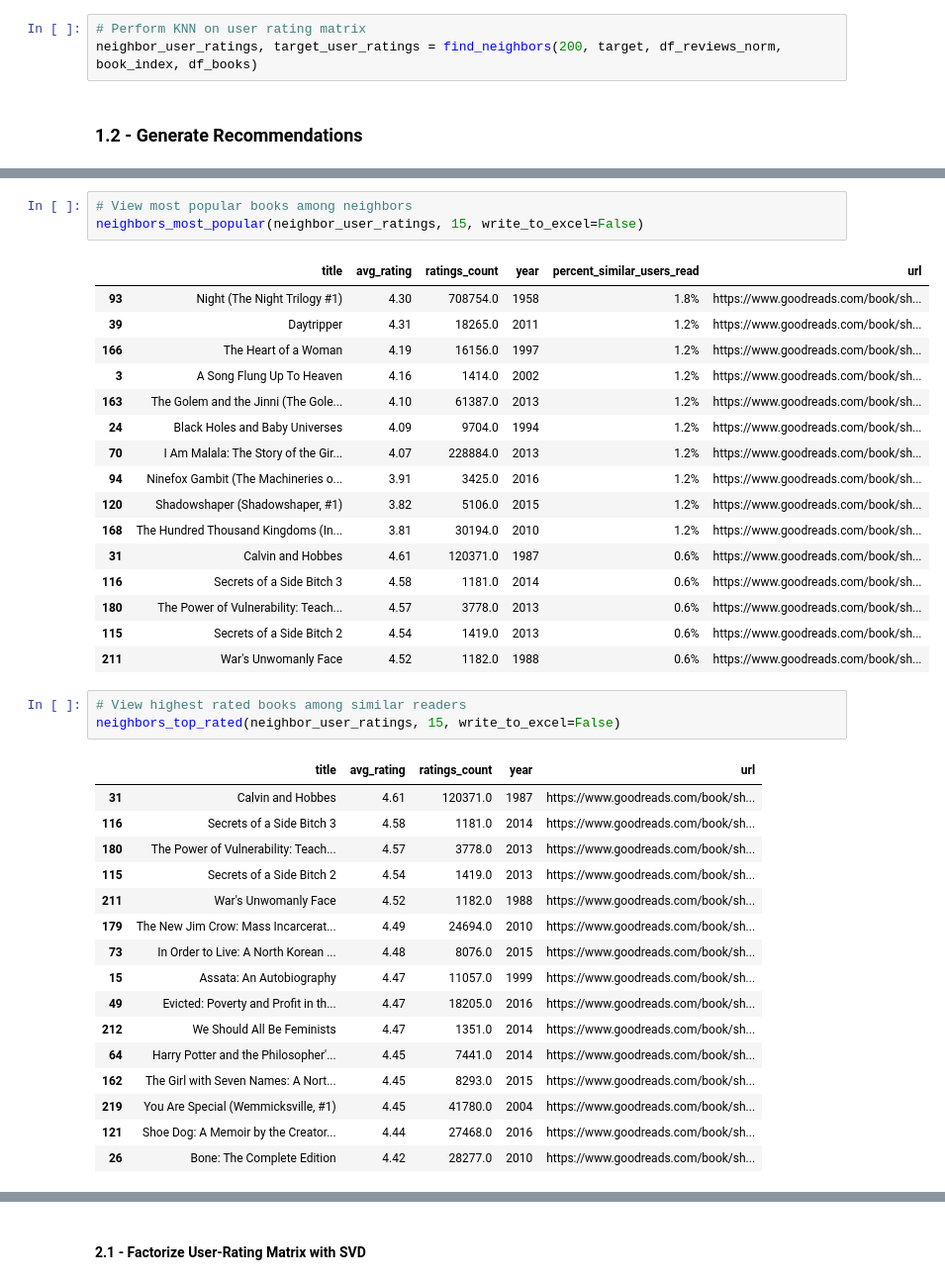
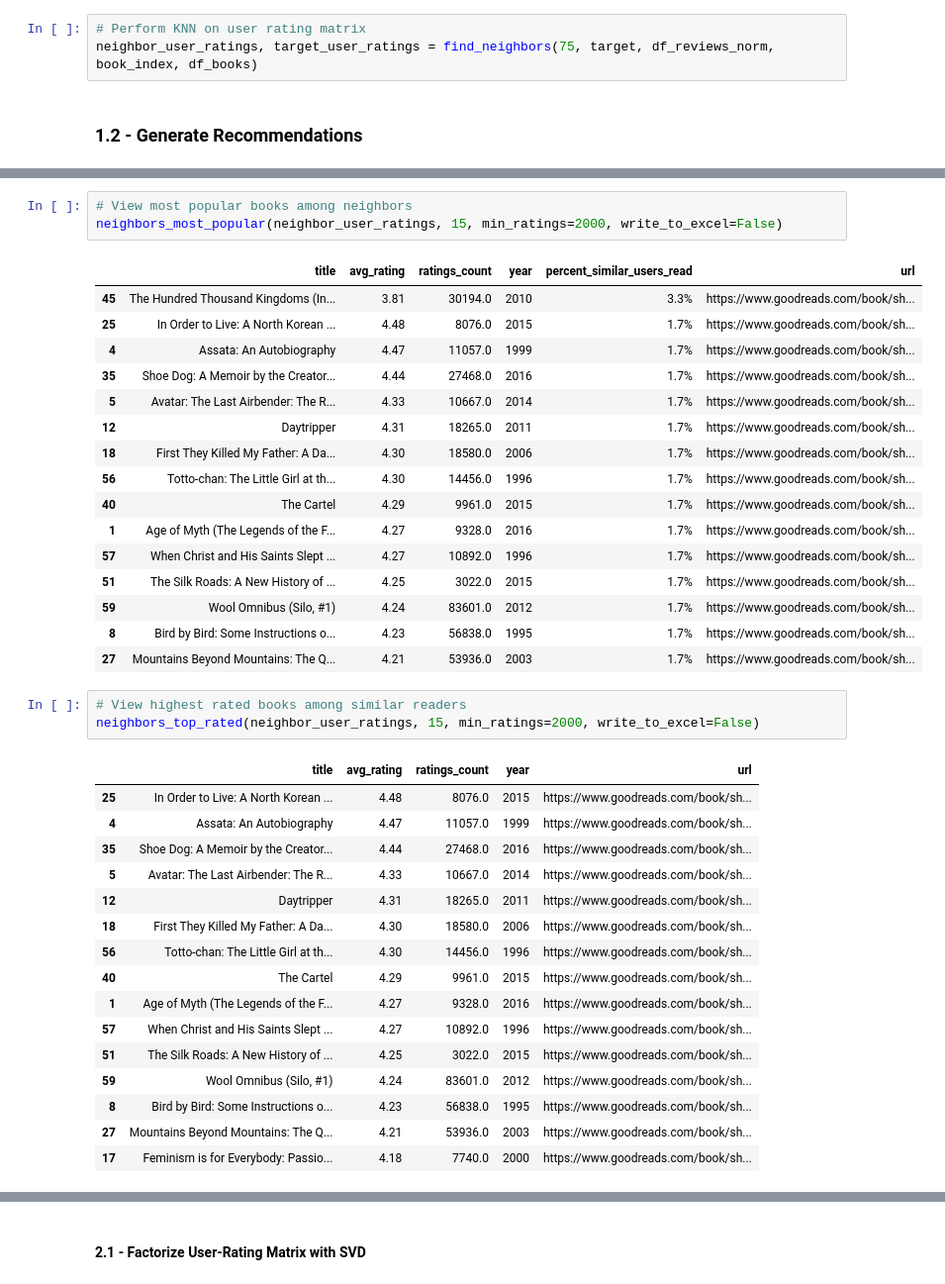
Before and after one commit to mraottth/projects, a Jupyter notebook: Goodreads Book Recommender/02_book_recommender.ipynb, the cells around one changed output, grey strips where cells are left out. Shown at 99% size. Drawn from its saved outputs; the diff is of its cells as text.

```diff
--- a/Goodreads Book Recommender/02_book_recommender.ipynb
+++ b/Goodreads Book Recommender/02_book_recommender.ipynb
@@ -326,7 +326,7 @@ In this section, we use K-Nearest Neighbors (KNN) to find the readers most simil
 ### 1.1 - Find Similar Readers
 # %%
 # Perform KNN on user rating matrix
-neighbor_user_ratings, target_user_ratings = find_neighbors(200, target, df_reviews_norm, book_index, df_books)
+neighbor_user_ratings, target_user_ratings = find_neighbors(75, target, df_reviews_norm, book_index, df_books)
 # %% [markdown]
 <a id='Part1.2'></a>
 ### 1.2 - Generate Recommendations
@@ -338,43 +338,43 @@ plot_top_genres(neighbor_user_ratings, target_user_ratings)
 # %%
 # View most popular books among neighbors
-neighbors_most_popular(neighbor_user_ratings, 15, write_to_excel=False)
+neighbors_most_popular(neighbor_user_ratings, 15, min_ratings=2000, write_to_excel=False)
 # %% [output]
 |  | title | avg_rating | ratings_count | year | percent_similar_users_read | url |
-| 93 | Night (The Night Trilogy #1) | 4.30 | 708754.0 | 1958 | 1.8% | https://www.goodreads.com/book/sh... |
-| 39 | Daytripper | 4.31 | 18265.0 | 2011 | 1.2% | https://www.goodreads.com/book/sh... |
-| 166 | The Heart of a Woman | 4.19 | 16156.0 | 1997 | 1.2% | https://www.goodreads.com/book/sh... |
-| 3 | A Song Flung Up To Heaven | 4.16 | 1414.0 | 2002 | 1.2% | https://www.goodreads.com/book/sh... |
-| 163 | The Golem and the Jinni (The Gole... | 4.10 | 61387.0 | 2013 | 1.2% | https://www.goodreads.com/book/sh... |
-| 24 | Black Holes and Baby Universes | 4.09 | 9704.0 | 1994 | 1.2% | https://www.goodreads.com/book/sh... |
-| 70 | I Am Malala: The Story of the Gir... | 4.07 | 228884.0 | 2013 | 1.2% | https://www.goodreads.com/book/sh... |
-| 94 | Ninefox Gambit (The Machineries o... | 3.91 | 3425.0 | 2016 | 1.2% | https://www.goodreads.com/book/sh... |
-| 120 | Shadowshaper (Shadowshaper, #1) | 3.82 | 5106.0 | 2015 | 1.2% | https://www.goodreads.com/book/sh... |
-| 168 | The Hundred Thousand Kingdoms (In... | 3.81 | 30194.0 | 2010 | 1.2% | https://www.goodreads.com/book/sh... |
-| 31 | Calvin and Hobbes | 4.61 | 120371.0 | 1987 | 0.6% | https://www.goodreads.com/book/sh... |
-| 116 | Secrets of a Side Bitch 3 | 4.58 | 1181.0 | 2014 | 0.6% | https://www.goodreads.com/book/sh... |
-| 180 | The Power of Vulnerability: Teach... | 4.57 | 3778.0 | 2013 | 0.6% | https://www.goodreads.com/book/sh... |
-| 115 | Secrets of a Side Bitch 2 | 4.54 | 1419.0 | 2013 | 0.6% | https://www.goodreads.com/book/sh... |
-| 211 | War's Unwomanly Face | 4.52 | 1182.0 | 1988 | 0.6% | https://www.goodreads.com/book/sh... |
+| 45 | The Hundred Thousand Kingdoms (In... | 3.81 | 30194.0 | 2010 | 3.3% | https://www.goodreads.com/book/sh... |
+| 25 | In Order to Live: A North Korean ... | 4.48 | 8076.0 | 2015 | 1.7% | https://www.goodreads.com/book/sh... |
+| 4 | Assata: An Autobiography | 4.47 | 11057.0 | 1999 | 1.7% | https://www.goodreads.com/book/sh... |
+| 35 | Shoe Dog: A Memoir by the Creator... | 4.44 | 27468.0 | 2016 | 1.7% | https://www.goodreads.com/book/sh... |
+| 5 | Avatar: The Last Airbender: The R... | 4.33 | 10667.0 | 2014 | 1.7% | https://www.goodreads.com/book/sh... |
+| 12 | Daytripper | 4.31 | 18265.0 | 2011 | 1.7% | https://www.goodreads.com/book/sh... |
+| 18 | First They Killed My Father: A Da... | 4.30 | 18580.0 | 2006 | 1.7% | https://www.goodreads.com/book/sh... |
+| 56 | Totto-chan: The Little Girl at th... | 4.30 | 14456.0 | 1996 | 1.7% | https://www.goodreads.com/book/sh... |
+| 40 | The Cartel | 4.29 | 9961.0 | 2015 | 1.7% | https://www.goodreads.com/book/sh... |
+| 1 | Age of Myth (The Legends of the F... | 4.27 | 9328.0 | 2016 | 1.7% | https://www.goodreads.com/book/sh... |
+| 57 | When Christ and His Saints Slept ... | 4.27 | 10892.0 | 1996 | 1.7% | https://www.goodreads.com/book/sh... |
+| 51 | The Silk Roads: A New History of ... | 4.25 | 3022.0 | 2015 | 1.7% | https://www.goodreads.com/book/sh... |
+| 59 | Wool Omnibus (Silo, #1) | 4.24 | 83601.0 | 2012 | 1.7% | https://www.goodreads.com/book/sh... |
+| 8 | Bird by Bird: Some Instructions o... | 4.23 | 56838.0 | 1995 | 1.7% | https://www.goodreads.com/book/sh... |
+| 27 | Mountains Beyond Mountains: The Q... | 4.21 | 53936.0 | 2003 | 1.7% | https://www.goodreads.com/book/sh... |
 # %%
 # View highest rated books among similar readers
-neighbors_top_rated(neighbor_user_ratings, 15, write_to_excel=False)
+neighbors_top_rated(neighbor_user_ratings, 15, min_ratings=2000, write_to_excel=False)
 # %% [output]
 |  | title | avg_rating | ratings_count | year | url |
-| 31 | Calvin and Hobbes | 4.61 | 120371.0 | 1987 | https://www.goodreads.com/book/sh... |
-| 116 | Secrets of a Side Bitch 3 | 4.58 | 1181.0 | 2014 | https://www.goodreads.com/book/sh... |
-| 180 | The Power of Vulnerability: Teach... | 4.57 | 3778.0 | 2013 | https://www.goodreads.com/book/sh... |
-| 115 | Secrets of a Side Bitch 2 | 4.54 | 1419.0 | 2013 | https://www.goodreads.com/book/sh... |
-| 211 | War's Unwomanly Face | 4.52 | 1182.0 | 1988 | https://www.goodreads.com/book/sh... |
-| 179 | The New Jim Crow: Mass Incarcerat... | 4.49 | 24694.0 | 2010 | https://www.goodreads.com/book/sh... |
-| 73 | In Order to Live: A North Korean ... | 4.48 | 8076.0 | 2015 | https://www.goodreads.com/book/sh... |
-| 15 | Assata: An Autobiography | 4.47 | 11057.0 | 1999 | https://www.goodreads.com/book/sh... |
-| 49 | Evicted: Poverty and Profit in th... | 4.47 | 18205.0 | 2016 | https://www.goodreads.com/book/sh... |
-| 212 | We Should All Be Feminists | 4.47 | 1351.0 | 2014 | https://www.goodreads.com/book/sh... |
-| 64 | Harry Potter and the Philosopher'... | 4.45 | 7441.0 | 2014 | https://www.goodreads.com/book/sh... |
-| 162 | The Girl with Seven Names: A Nort... | 4.45 | 8293.0 | 2015 | https://www.goodreads.com/book/sh... |
-| 219 | You Are Special (Wemmicksville, #1) | 4.45 | 41780.0 | 2004 | https://www.goodreads.com/book/sh... |
-| 121 | Shoe Dog: A Memoir by the Creator... | 4.44 | 27468.0 | 2016 | https://www.goodreads.com/book/sh... |
-| 26 | Bone: The Complete Edition | 4.42 | 28277.0 | 2010 | https://www.goodreads.com/book/sh... |
+| 25 | In Order to Live: A North Korean ... | 4.48 | 8076.0 | 2015 | https://www.goodreads.com/book/sh... |
+| 4 | Assata: An Autobiography | 4.47 | 11057.0 | 1999 | https://www.goodreads.com/book/sh... |
+| 35 | Shoe Dog: A Memoir by the Creator... | 4.44 | 27468.0 | 2016 | https://www.goodreads.com/book/sh... |
+| 5 | Avatar: The Last Airbender: The R... | 4.33 | 10667.0 | 2014 | https://www.goodreads.com/book/sh... |
+| 12 | Daytripper | 4.31 | 18265.0 | 2011 | https://www.goodreads.com/book/sh... |
+| 18 | First They Killed My Father: A Da... | 4.30 | 18580.0 | 2006 | https://www.goodreads.com/book/sh... |
+| 56 | Totto-chan: The Little Girl at th... | 4.30 | 14456.0 | 1996 | https://www.goodreads.com/book/sh... |
+| 40 | The Cartel | 4.29 | 9961.0 | 2015 | https://www.goodreads.com/book/sh... |
+| 1 | Age of Myth (The Legends of the F... | 4.27 | 9328.0 | 2016 | https://www.goodreads.com/book/sh... |
+| 57 | When Christ and His Saints Slept ... | 4.27 | 10892.0 | 1996 | https://www.goodreads.com/book/sh... |
+| 51 | The Silk Roads: A New History of ... | 4.25 | 3022.0 | 2015 | https://www.goodreads.com/book/sh... |
+| 59 | Wool Omnibus (Silo, #1) | 4.24 | 83601.0 | 2012 | https://www.goodreads.com/book/sh... |
+| 8 | Bird by Bird: Some Instructions o... | 4.23 | 56838.0 | 1995 | https://www.goodreads.com/book/sh... |
+| 27 | Mountains Beyond Mountains: The Q... | 4.21 | 53936.0 | 2003 | https://www.goodreads.com/book/sh... |
+| 17 | Feminism is for Everybody: Passio... | 4.18 | 7740.0 | 2000 | https://www.goodreads.com/book/sh... |
 # %%
 # View highest rated books by each of the top genres
 show_top_recs_by_genre(
```
Also changed, not shown: parts of 13 cells of this notebook.
